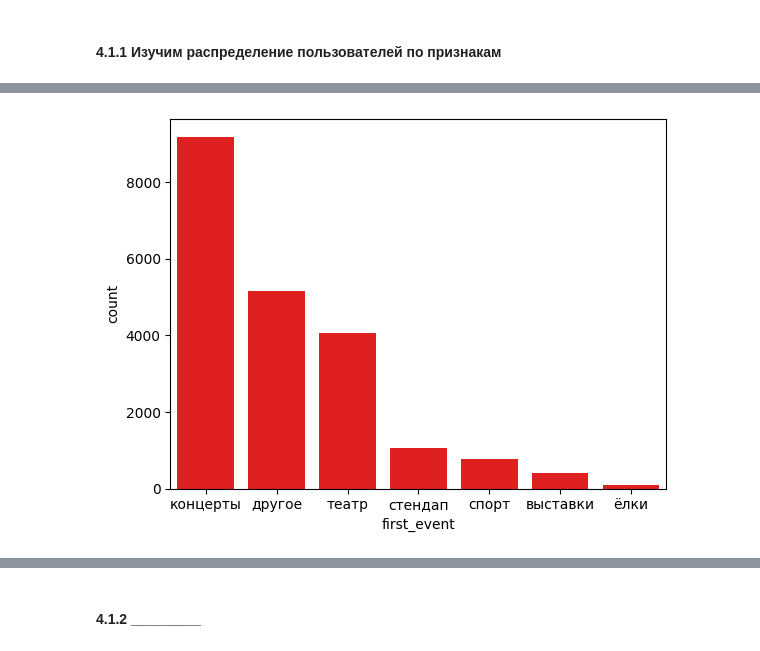
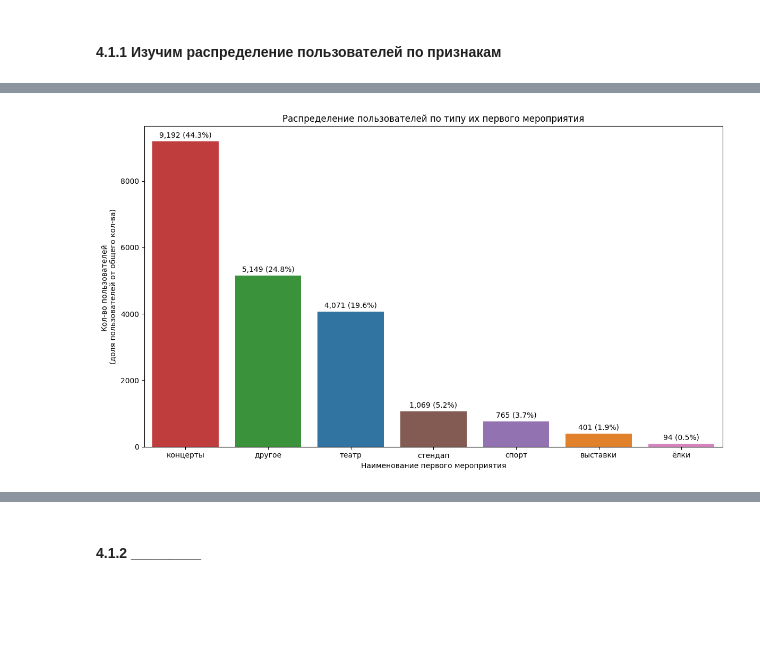
Before and after one commit to MEYakunin/Sprint9_Yandex_Afisha, a Jupyter notebook: Project.ipynb, the cells around one changed output, grey strips where cells are left out. Cells and saved outputs as stored; diff of their text form; code cells hidden in the pictures; blank space fills up the shorter version.

```diff
--- a/Project.ipynb
+++ b/Project.ipynb
@@ -898,11 +858,33 @@ Passing `palette` without assigning `hue` is deprecated and will be removed in v
-# %%
-sns.countplot(
-    data=df_user_profile,
-    x='first_event',
-    order=df_user_profile['first_event'].value_counts().index,
-    color='red'
-)
-
-plt.show()
-# %% [output]
-[figure, removed]
+# %%
+# Создаем функцию для построения частотной диаграммы
+def segment_count_plot(segment, df):
+    top_10 = df[segment].value_counts().head(10).index
+
+    plt.figure(figsize=(12, 7))
+    ax = sns.countplot(
+            data=df,
+            x=segment,
+            hue=segment,
+            order=top_10
+        )
+
+    for container in ax.containers:
+        absolute_values = [count.get_height() for count in container]
+        percentages = [val / len(df) * 100 for val in absolute_values]
+
+        labels = [f'{abs_val:,.0f} ({pct:.1f}%)'
+                for abs_val, pct in zip(absolute_values, percentages)]
+
+        ax.bar_label(container, labels=labels, padding=3)
+# %%
+# Строим частотную диаграмму
+segment_count_plot('first_event', df_user_profile)
+
+plt.title('Распределение пользователей по типу их первого мероприятия')
+plt.xlabel('Наименование первого мероприятия')
+plt.ylabel('Кол-во пользователей \n(доля пользователей от общего кол-ва)')
+
+plt.tight_layout()
+plt.show()
+# %% [output]
+[figure, added]
```
Also changed, not shown: parts of 10 cells of this notebook.
